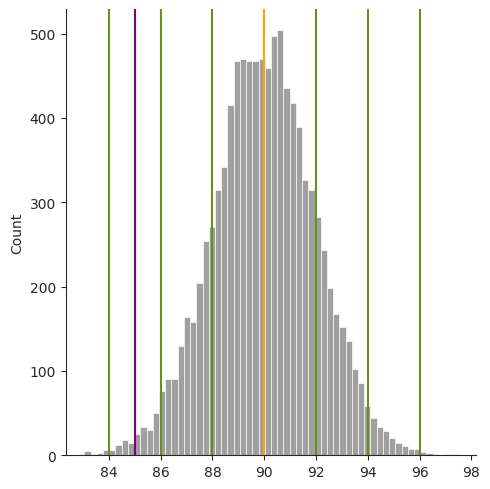
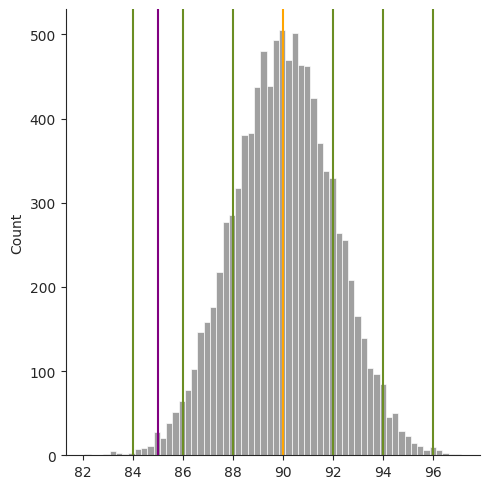
Code edit (unified diff) that turned the first committed figure into the second:
--- before
+++ after
@@ -54,3 +54,2 @@
 plt.axvline(x_i, color='purple')
 
-plt.show()

Commit: Created using Colab